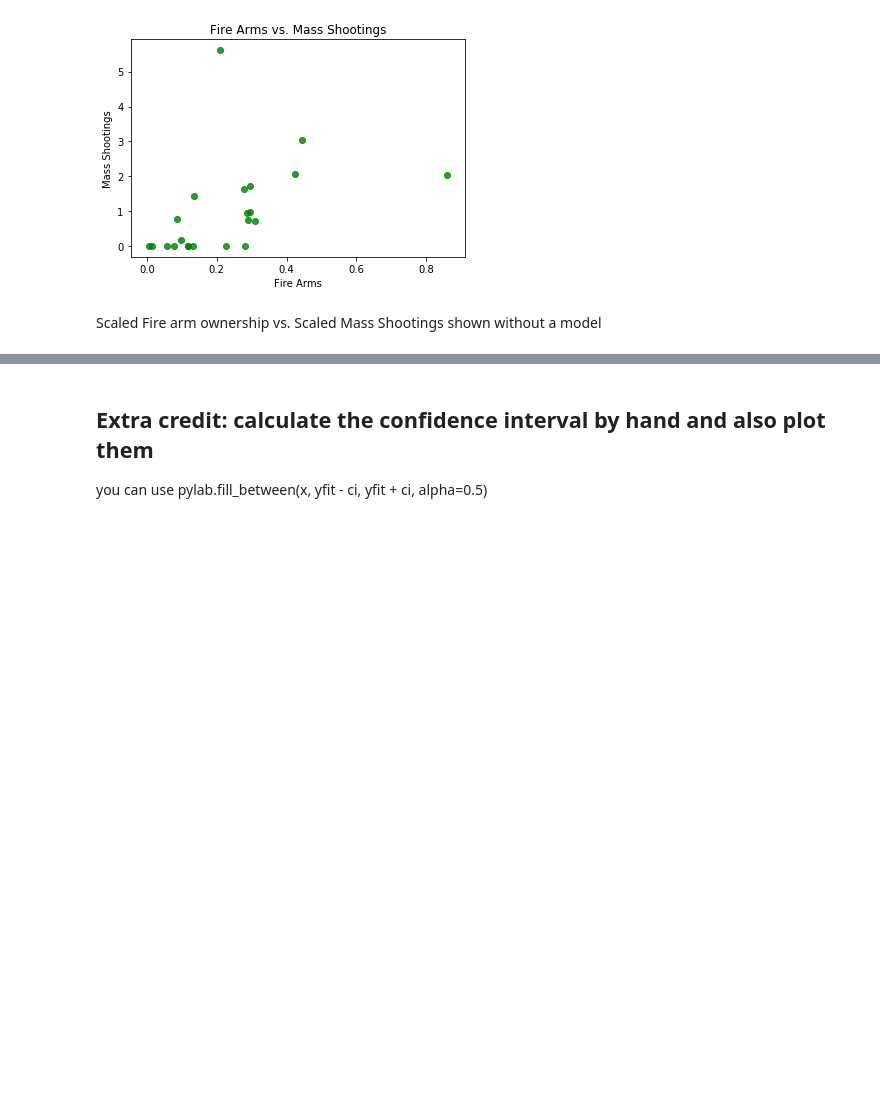
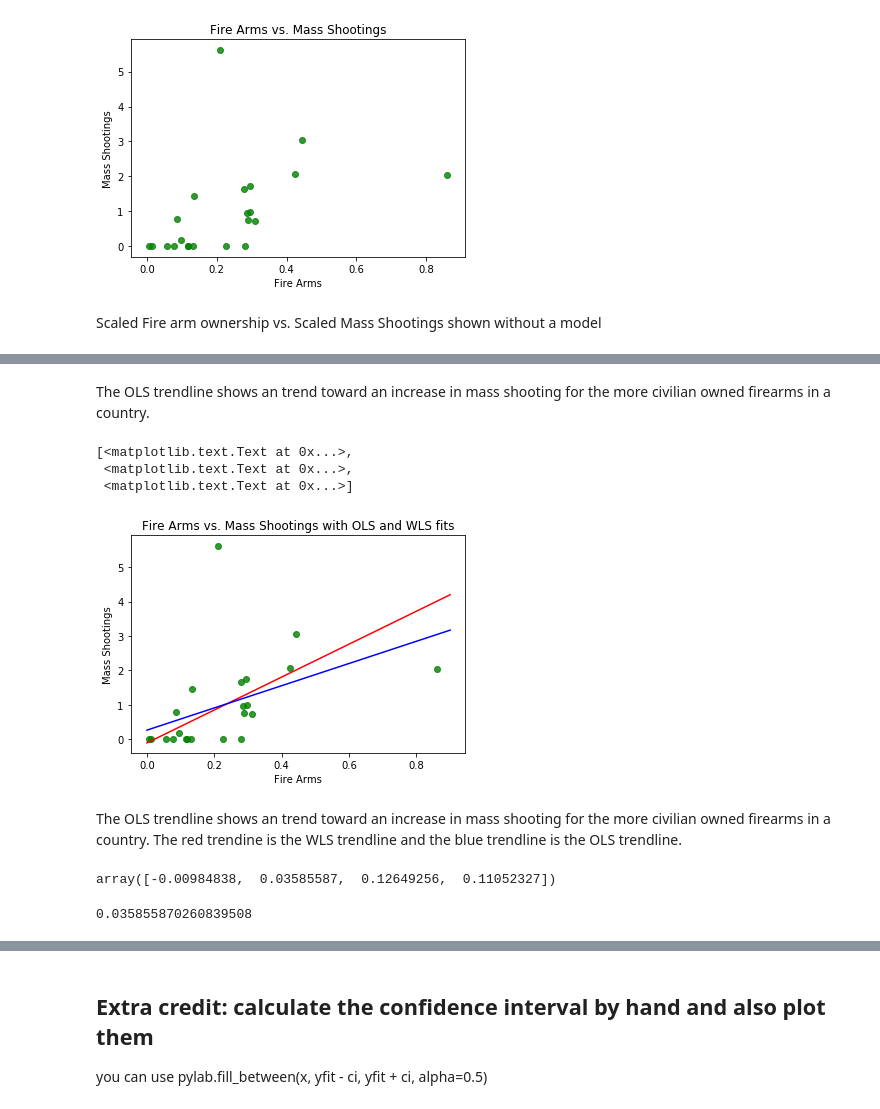
Before and after one commit to colinandrus/PUI2017_cra354, a Jupyter notebook: HW5_cra354/HW5_Part3.ipynb, the cells around one changed output, grey strips where cells are left out. Cells and saved outputs as stored; diff of their text form; code cells hidden in the pictures; blank space fills up the shorter version.

```diff
--- a/HW5_cra354/HW5_Part3.ipynb
+++ b/HW5_cra354/HW5_Part3.ipynb
@@ -410,0 +408,2 @@ the plots should look something like this (not necessarily exactly, due to the c
+# %% [markdown]
+The OLS trendline shows an trend toward an increase in mass shooting for the more civilian owned firearms in a country.
@@ -410,0 +422,23 @@ the plots should look something like this (not necessarily exactly, due to the c
+# %%
+ax = sns.regplot(df_sub['civ_arms_per_person'], df_sub['mass_shoot_per_person'], color="g",  fit_reg=False)
+pl.plot(dummy_x, dummy_x * beta1_wls + beta0_wls, c = 'red')
+pl.plot(dummy_x, dummy_x * beta1_ols + beta0_ols, c = 'blue')
+ax.set(xlabel='Fire Arms', ylabel='Mass Shootings', title = 'Fire Arms vs. Mass Shootings with OLS and WLS fits')
+# I could not get the legend to show up
+# %% [output]
+[<matplotlib.text.Text at 0x...>,
+ <matplotlib.text.Text at 0x...>,
+ <matplotlib.text.Text at 0x...>]
+[figure, added]
+# %% [markdown]
+The OLS trendline shows an trend toward an increase in mass shooting for the more civilian owned firearms in a country. The red trendine is the WLS trendline and the blue trendline is the OLS trendline.
+# %%
+# using np.polyfit i'll try a 3nd degree polynomial
+poly_result = np.polyfit(df_sub['mass_shoot_per_person'], df_sub['civ_arms_per_person'], deg=3)
+poly_result
+# %% [output]
+array([-0.00984838,  0.03585587,  0.12649256,  0.11052327])
+# %%
+poly_result[1]
+# %% [output]
+0.035855870260839508
```
Also changed, not shown: parts of 8 cells of this notebook, 1 other file.
